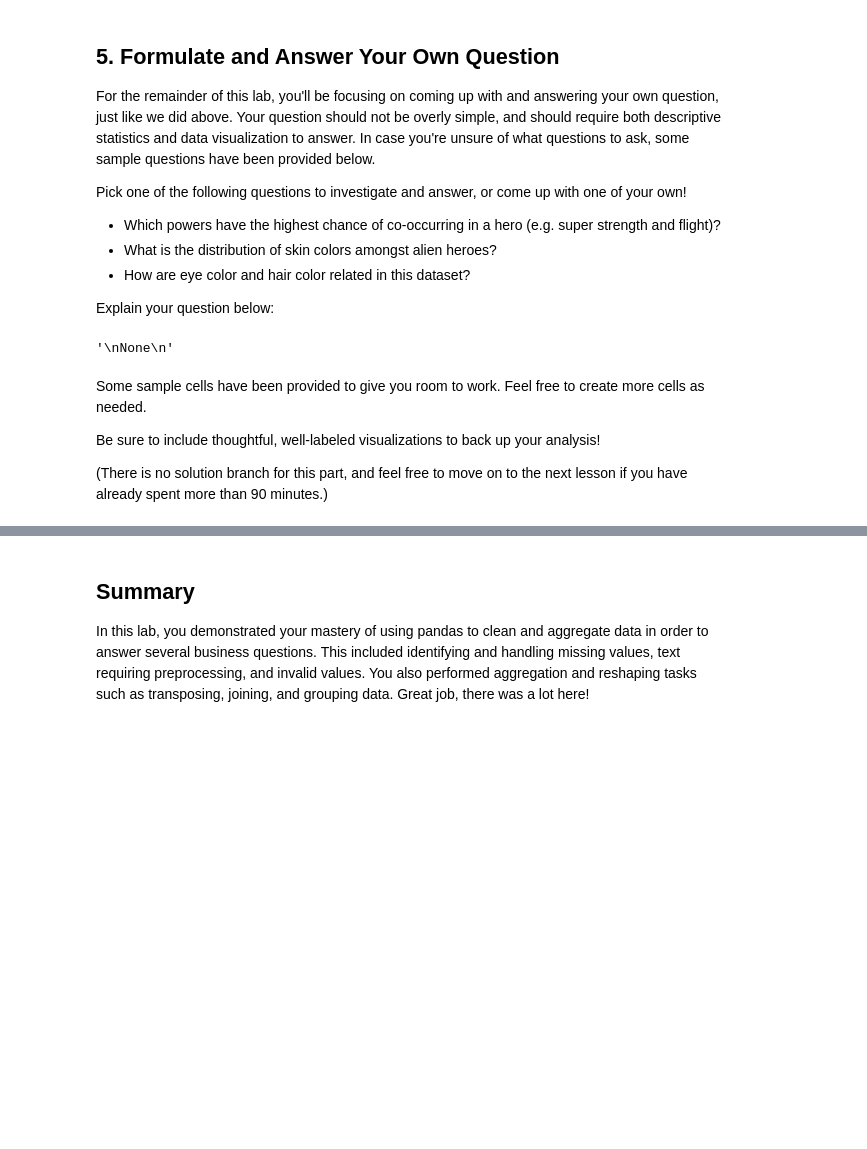
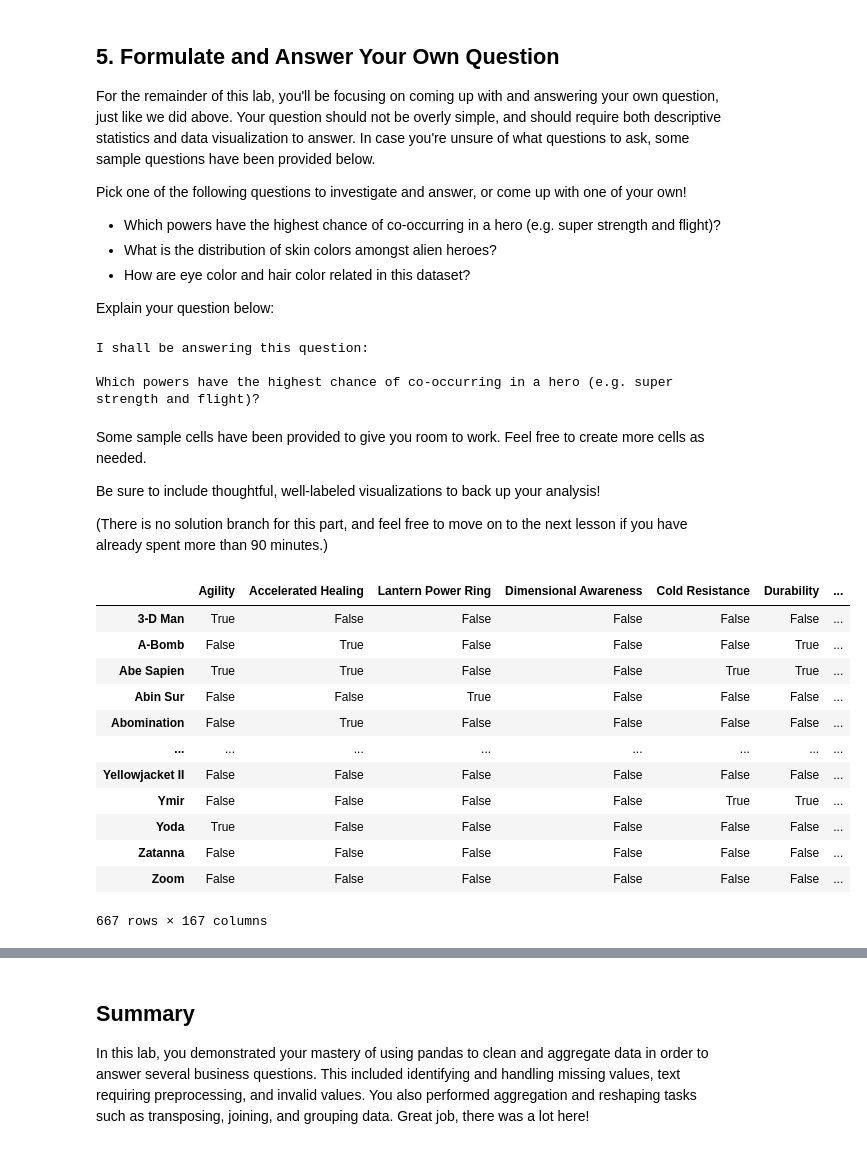
Before and after one commit to jennifernjeri/dsc-pandas-data-cleaning-lab, a Jupyter notebook: index.ipynb, the cells around one changed output, grey strips where cells are left out. Cells and saved outputs as stored; diff of their text form; code cells hidden in the pictures; blank space fills up the shorter version.

```diff
--- a/index.ipynb
+++ b/index.ipynb
@@ -892,16 +885,41 @@ Pick one of the following questions to investigate and answer, or come up with o
 * How are eye color and hair color related in this dataset?
 
 Explain your question below:
-# %%
-# Replace None with appropriate text:
-"""
-None
-"""
-# %% [output]
-'\nNone\n'
+# %%
+# Replace None with appropriate text:
+print("""
+I shall be answering this question:
+
+Which powers have the highest chance of co-occurring in a hero (e.g. super strength and flight)?
+""")
+# %% [output]
+I shall be answering this question:
+
+Which powers have the highest chance of co-occurring in a hero (e.g. super strength and flight)?
 # %% [markdown]
 Some sample cells have been provided to give you room to work. Feel free to create more cells as needed.
 
 Be sure to include thoughtful, well-labeled visualizations to back up your analysis!
 
 (There is no solution branch for this part, and feel free to move on to the next lesson if you have already spent more than 90 minutes.)
+# %%
+#Assign new DF to work with to powers_df
+question_5_df = powers_df
+
+#Transpose the DF to have powers as columns
+question_5_df = question_5_df.transpose()
+question_5_df
+# %% [output]
+|  | Agility | Accelerated Healing | Lantern Power Ring | Dimensional Awareness | Cold Resistance | Durability | ... |
+| 3-D Man | True | False | False | False | False | False | ... |
+| A-Bomb | False | True | False | False | False | True | ... |
+| Abe Sapien | True | True | False | False | True | True | ... |
+| Abin Sur | False | False | True | False | False | False | ... |
+| Abomination | False | True | False | False | False | False | ... |
+| ... | ... | ... | ... | ... | ... | ... | ... |
+| Yellowjacket II | False | False | False | False | False | False | ... |
+| Ymir | False | False | False | False | True | True | ... |
+| Yoda | True | False | False | False | False | False | ... |
+| Zatanna | False | False | False | False | False | False | ... |
+| Zoom | False | False | False | False | False | False | ... |
+667 rows × 167 columns
```
Also changed, not shown: parts of 11 cells of this notebook.
